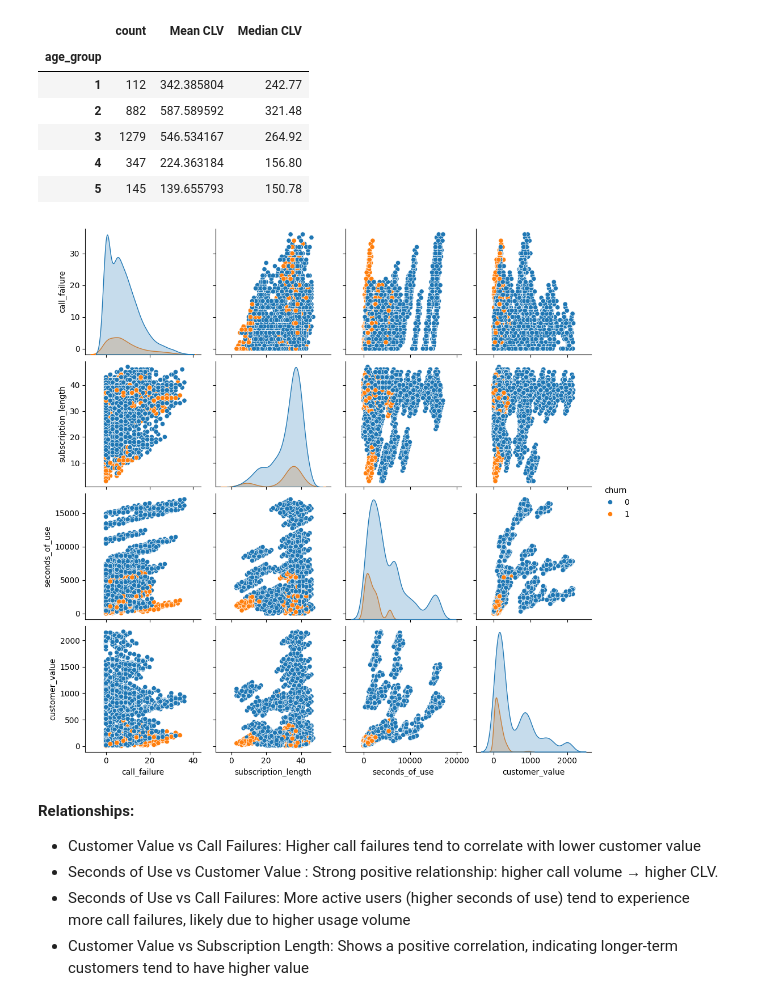
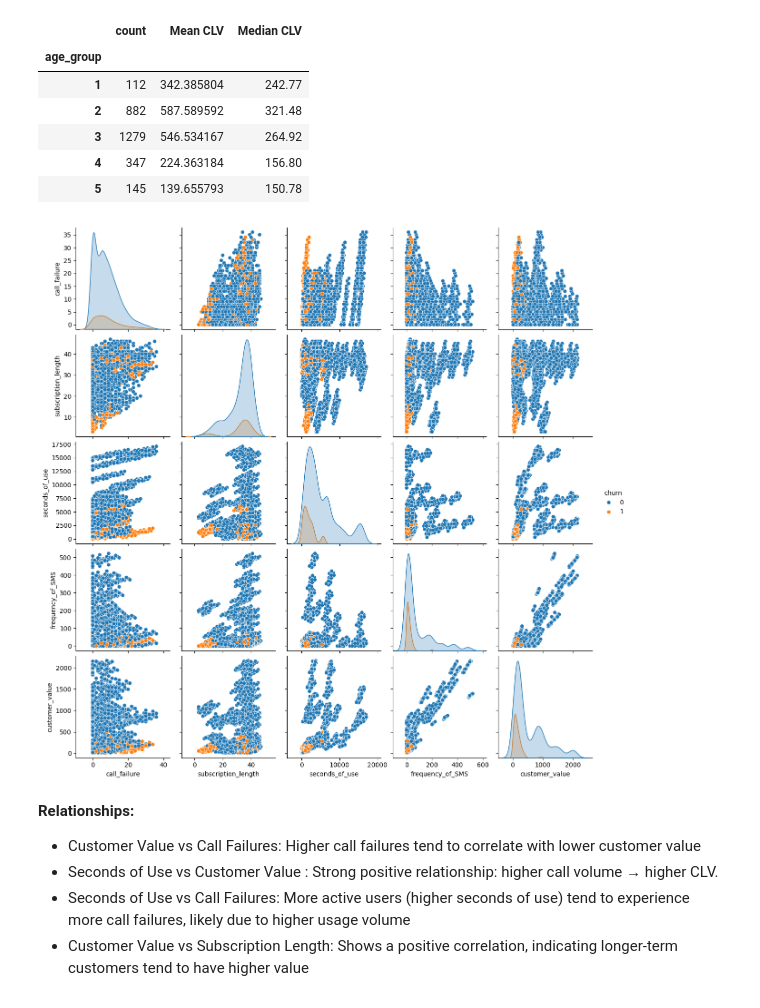
Before and after one commit to jagadeesh-usd/telecom-customer-churn-prediction, a Jupyter notebook: notebooks/02_eda.ipynb, the cells around one changed output. Cells and saved outputs as stored; diff of their text form; code cells hidden in the pictures.

```diff
--- a/notebooks/02_eda.ipynb
+++ b/notebooks/02_eda.ipynb
@@ -410,10 +424,10 @@ display(
 | 5 | 145 | 139.655793 | 150.78 |
 # %%
 # Pairplot to analyze numerical features with churn
-sns.pairplot(df_with_value, vars=['call_failure', 'subscription_length', 'seconds_of_use', 'customer_value'], hue='churn')
+sns.pairplot(df_with_value, vars=['call_failure', 'subscription_length', 'seconds_of_use', 'frequency_of_SMS', 'customer_value'], hue='churn')
 plt.show()
 # %% [output]
-[figure, old version]
+[figure, new version]
 # %% [markdown]
 **Relationships:**
 
```
Also changed, not shown: parts of 4 cells of this notebook, 17 other files.
